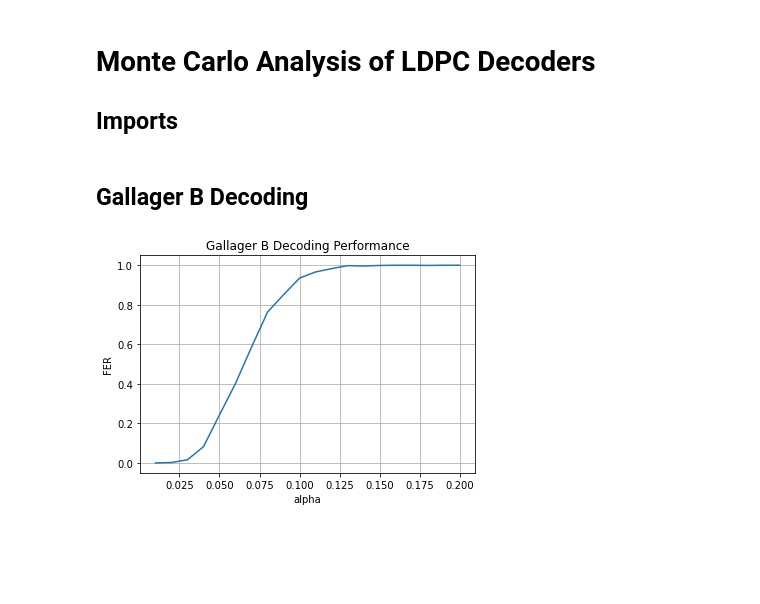
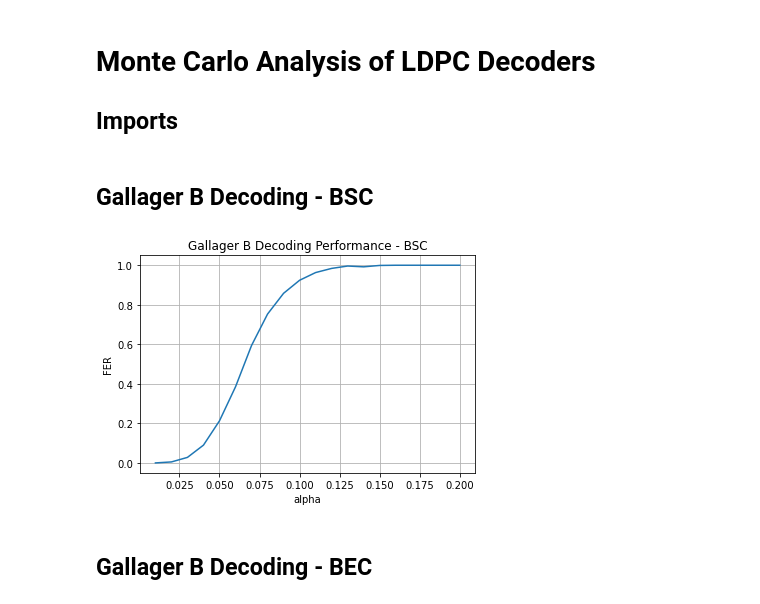
Before and after one commit to Arkonaire/LDPC-Code-Analysis, a Jupyter notebook: Monte Carlo Analysis.ipynb, the cells around one changed output. Cells and saved outputs as stored; diff of their text form; code cells hidden in the pictures; blank space fills up the shorter version.

```diff
--- a/Monte Carlo Analysis.ipynb
+++ b/Monte Carlo Analysis.ipynb
@@ -12,7 +12,7 @@ from encoders import BasicEncoder
 from decoders import Gallager
 from utils import read_ldpc_graph
 # %% [markdown]
-## Gallager B Decoding
+## Gallager B Decoding - BSC
 # %%
 G = read_ldpc_graph('data/Tanner.dat')
 encoder = BasicEncoder(G)
@@ -26,9 +26,11 @@ for i, a in enumerate(alpha):
     frame_error_rate[i] = simulator.run(numtrials=int(1e3))
 # %%
 plt.plot(alpha, frame_error_rate, linewidth=1.5)
-plt.title('Gallager B Decoding Performance')
+plt.title('Gallager B Decoding Performance - BSC')
 plt.xlabel('alpha')
 plt.ylabel('FER')
 plt.grid(True)
 # %% [output]
-[figure, old version]
+[figure, new version]
+# %% [markdown]
+## Gallager B Decoding - BEC
```
Also changed, not shown: parts of 6 cells of this notebook, 5 other files.
